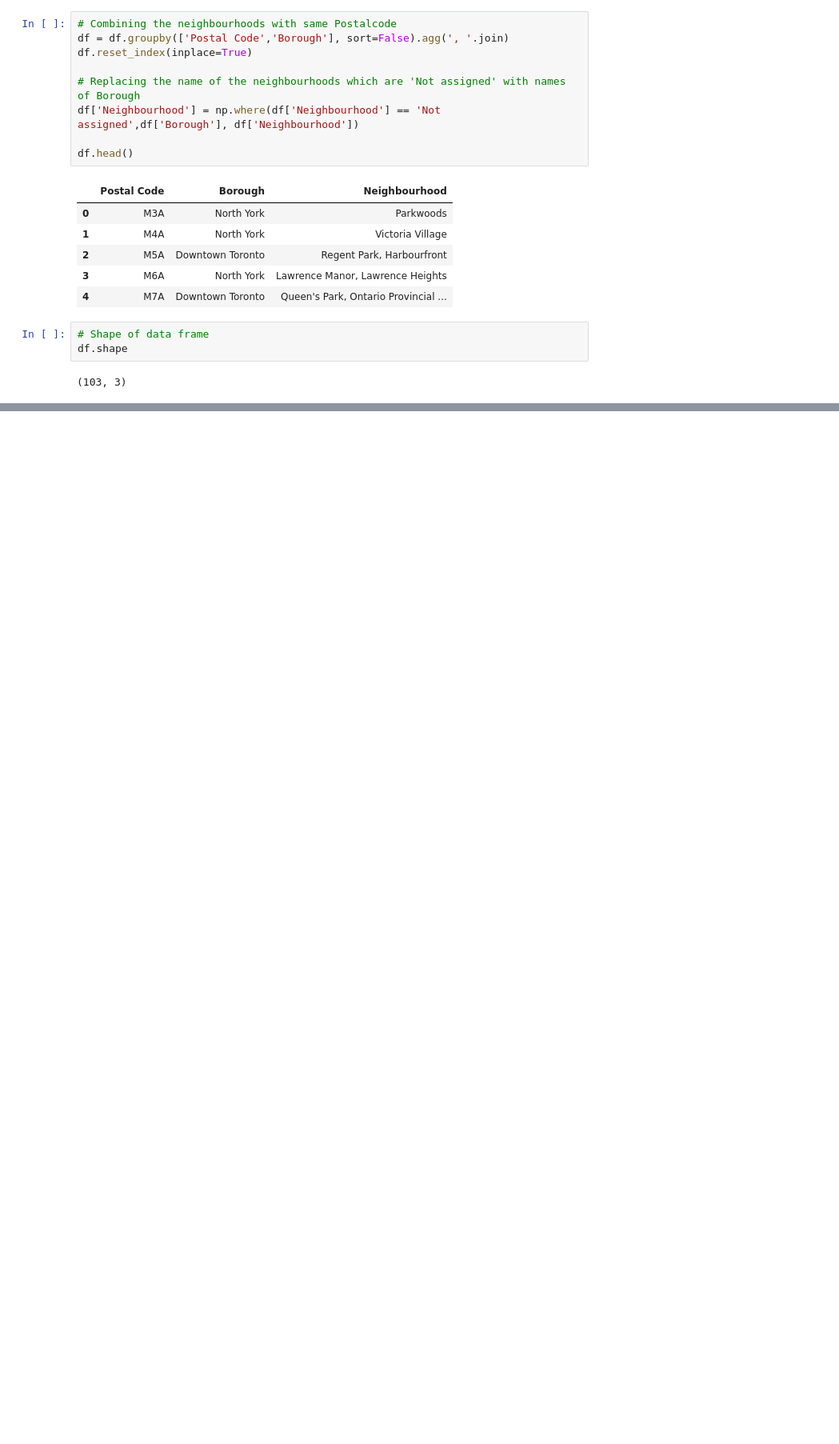
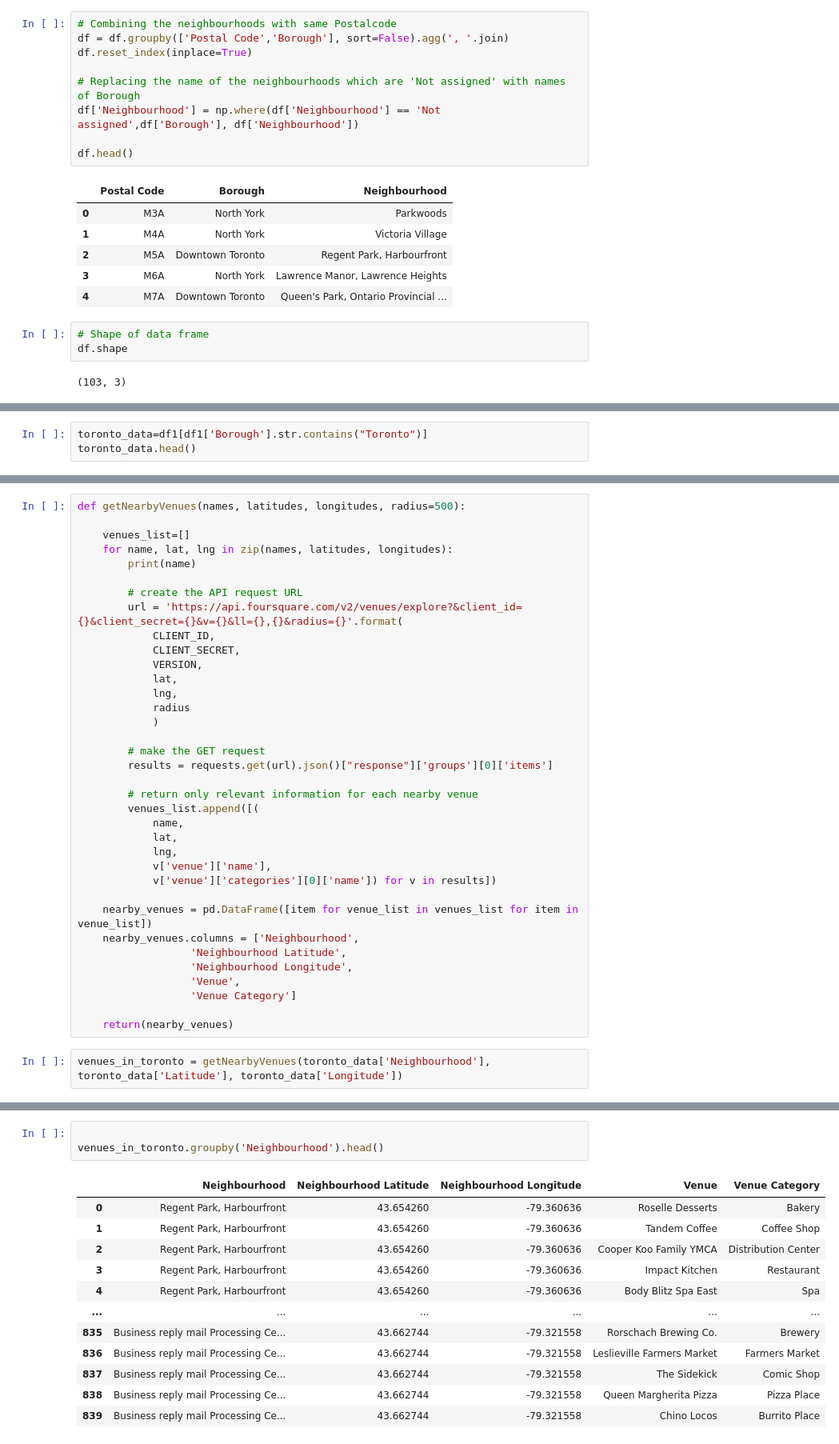
Before and after one commit to blackjacc/Coursera_Capstone, a Jupyter notebook: SC_neighborhoods.ipynb, the cells around one changed output, grey strips where cells are left out. Shown at 80% size. Cells and saved outputs as stored; diff of their text form; blank space fills up the shorter version.

```diff
--- a/SC_neighborhoods.ipynb
+++ b/SC_neighborhoods.ipynb
@@ -140,0 +174,3 @@ df.shape
+# %%
+toronto_data=df1[df1['Borough'].str.contains("Toronto")]
+toronto_data.head()
@@ -140,0 +225,38 @@ df.shape
+# %%
+def getNearbyVenues(names, latitudes, longitudes, radius=500):
+
+    venues_list=[]
+    for name, lat, lng in zip(names, latitudes, longitudes):
+        print(name)
+
+        # create the API request URL
+        url = 'https://api.foursquare.com/v2/venues/explore?&client_id={}&client_secret={}&v={}&ll={},{}&radius={}'.format(
+            CLIENT_ID,
+            CLIENT_SECRET,
+            VERSION,
+            lat,
+            lng,
+            radius
+            )
+
+        # make the GET request
+        results = requests.get(url).json()["response"]['groups'][0]['items']
+
+        # return only relevant information for each nearby venue
+        venues_list.append([(
+            name,
+            lat,
+            lng,
+            v['venue']['name'],
+            v['venue']['categories'][0]['name']) for v in results])
+
+    nearby_venues = pd.DataFrame([item for venue_list in venues_list for item in venue_list])
+    nearby_venues.columns = ['Neighbourhood',
+                  'Neighbourhood Latitude',
+                  'Neighbourhood Longitude',
+                  'Venue',
+                  'Venue Category']
+
+    return(nearby_venues)
+# %%
+venues_in_toronto = getNearbyVenues(toronto_data['Neighbourhood'], toronto_data['Latitude'], toronto_data['Longitude'])
@@ -140,0 +303,16 @@ df.shape
+# %%
+
+venues_in_toronto.groupby('Neighbourhood').head()
+# %% [output]
+|  | Neighbourhood | Neighbourhood Latitude | Neighbourhood Longitude | Venue | Venue Category |
+| 0 | Regent Park, Harbourfront | 43.654260 | -79.360636 | Roselle Desserts | Bakery |
+| 1 | Regent Park, Harbourfront | 43.654260 | -79.360636 | Tandem Coffee | Coffee Shop |
+| 2 | Regent Park, Harbourfront | 43.654260 | -79.360636 | Cooper Koo Family YMCA | Distribution Center |
+| 3 | Regent Park, Harbourfront | 43.654260 | -79.360636 | Impact Kitchen | Restaurant |
+| 4 | Regent Park, Harbourfront | 43.654260 | -79.360636 | Body Blitz Spa East | Spa |
+| ... | ... | ... | ... | ... | ... |
+| 835 | Business reply mail Processing Ce... | 43.662744 | -79.321558 | Rorschach Brewing Co. | Brewery |
+| 836 | Business reply mail Processing Ce... | 43.662744 | -79.321558 | Leslieville Farmers Market | Farmers Market |
+| 837 | Business reply mail Processing Ce... | 43.662744 | -79.321558 | The Sidekick | Comic Shop |
+| 838 | Business reply mail Processing Ce... | 43.662744 | -79.321558 | Queen Margherita Pizza | Pizza Place |
+| 839 | Business reply mail Processing Ce... | 43.662744 | -79.321558 | Chino Locos | Burrito Place |
```
Also changed, not shown: parts of 37 cells of this notebook.
